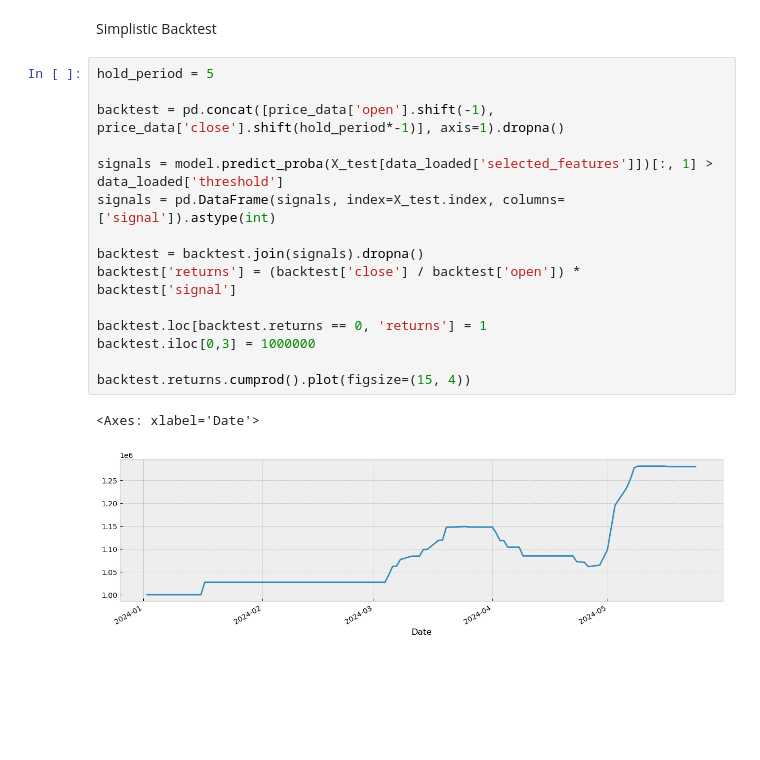
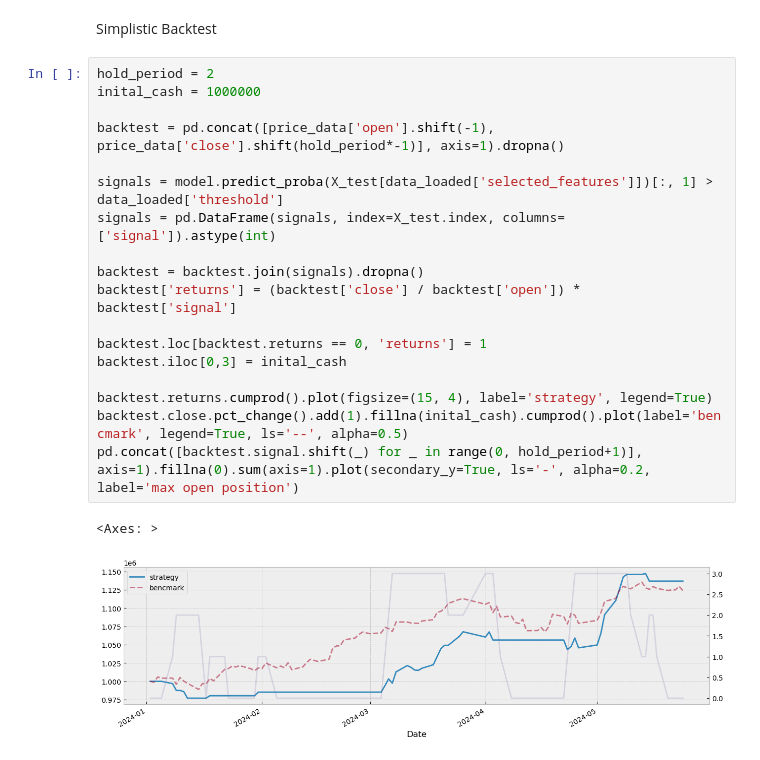
Before and after one commit to RobUngvari/dax-24-strat, a Jupyter notebook: proof_of_concept/[03] Backtesting.ipynb, the cells around one changed output. Saved outputs shown, nothing was run; the diff lists cells and outputs as text; blank space fills up the shorter version.

```diff
--- a/proof_of_concept/[03] Backtesting.ipynb
+++ b/proof_of_concept/[03] Backtesting.ipynb
@@ -55,20 +57,23 @@ XGBClassifier(base_score=None, booster=None, callbacks=None,
 # %% [markdown]
 Simplistic Backtest
 # %%
-hold_period = 5
+hold_period = 2
+inital_cash = 1000000
 
 backtest = pd.concat([price_data['open'].shift(-1), price_data['close'].shift(hold_period*-1)], axis=1).dropna()
 
 signals = model.predict_proba(X_test[data_loaded['selected_features']])[:, 1] > data_loaded['threshold']
 signals = pd.DataFrame(signals, index=X_test.index, columns=['signal']).astype(int)
 
 backtest = backtest.join(signals).dropna()
 backtest['returns'] = (backtest['close'] / backtest['open']) * backtest['signal']
 
 backtest.loc[backtest.returns == 0, 'returns'] = 1
-backtest.iloc[0,3] = 1000000
+backtest.iloc[0,3] = inital_cash
 
-backtest.returns.cumprod().plot(figsize=(15, 4))
+backtest.returns.cumprod().plot(figsize=(15, 4), label='strategy', legend=True)
+backtest.close.pct_change().add(1).fillna(inital_cash).cumprod().plot(label='bencmark', legend=True, ls='--', alpha=0.5)
+pd.concat([backtest.signal.shift(_) for _ in range(0, hold_period+1)], axis=1).fillna(0).sum(axis=1).plot(secondary_y=True, ls='-', alpha=0.2, label='max open position')
 # %% [output]
-<Axes: xlabel='Date'>
+<Axes: >
-[figure, old version]
+[figure, new version]
```
Also changed, not shown: parts of 20 cells of this notebook, 5 other files.
